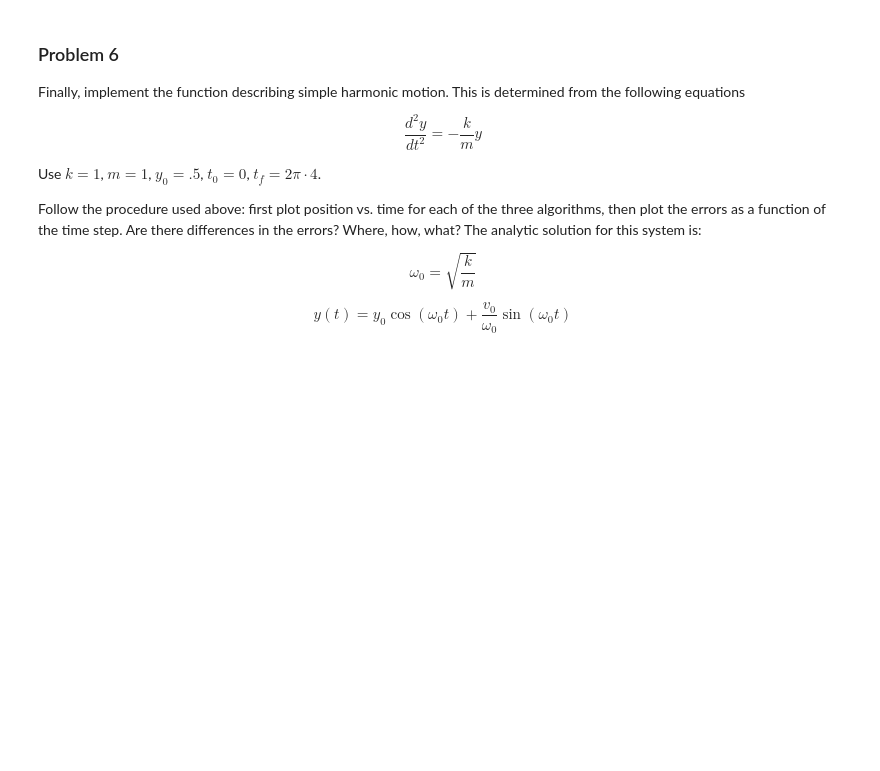
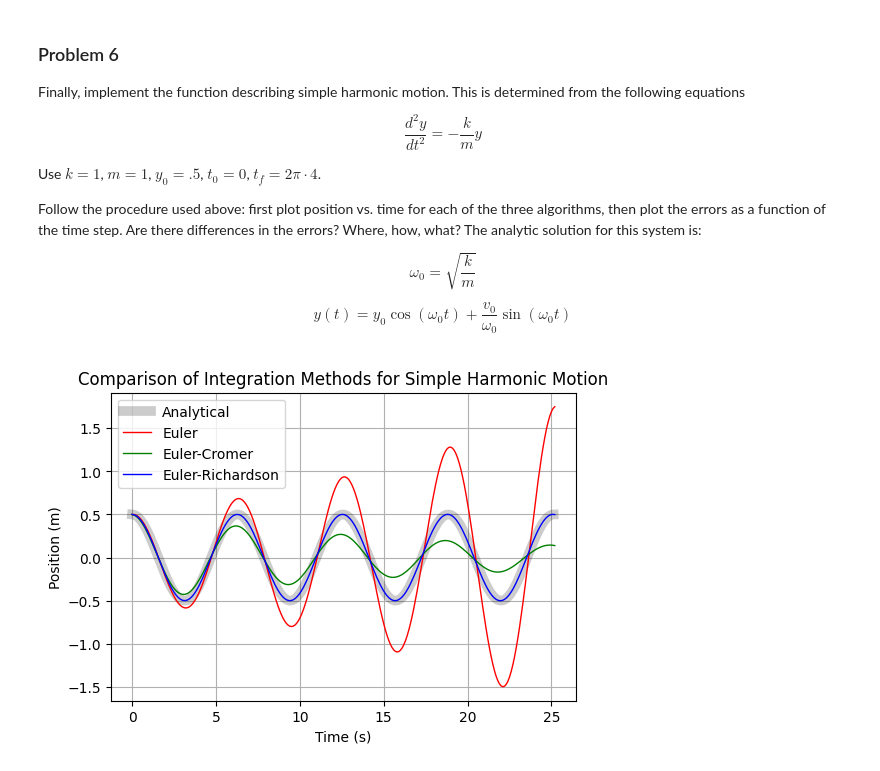
Before and after one commit to lorn-jaeger/CSCI-477, a Jupyter notebook: Problems/Falling Body and ODE Method - Student Starting Point 2025.ipynb, the cells around one changed output. Saved outputs shown, nothing was run; the diff lists cells and outputs as text; code cells hidden in the pictures; blank space fills up the shorter version.

```diff
--- a/Problems/Falling Body and ODE Method - Student Starting Point 2025.ipynb
+++ b/Problems/Falling Body and ODE Method - Student Starting Point 2025.ipynb
@@ -396,13 +372,3 @@ Follow the procedure used above: first plot position vs. time for each of the th
 $$ \omega_0 = \sqrt{\frac{k}{m}}$$
 
 $$ y(t) = y_0 \cos(\omega_0 t) + \frac{v_0}{\omega_0} \sin(\omega_0 t) $$
-# %%
-def sho(t,y,k):
-    """
-    The simple harmonic oscillator
-    dy/dt = v
-    dv/dt = -k/m y
-    """
-    pass
-
-# Plot the basic behavior of all 3 algorithms over the time of interest
@@ -410,0 +375,37 @@ def sho(t,y,k):
+# %%
+def sho(t,y,k, m):
+    """
+    The simple harmonic oscillator
+    dy/dt = v
+    dv/dt = -k/m y
+    """
+    return np.array([y[1], - (k / m) * y[0]])
+
+y0 = np.array([0.5, 0.0])
+k = 1
+m = 1
+t0 = 0.0
+tf = 2 * np.pi * 4
+dt = 0.1
+
+t_euler, y_euler = solve_ode(sho, (t0, tf), y0, Euler, k, m, first_step=dt)
+t_cromer, y_cromer = solve_ode(sho, (t0, tf), y0, EulerCromer, k, m, first_step=dt)
+t_richardson, y_richardson = solve_ode(sho, (t0, tf), y0, EulerRichardson, k, m, first_step=dt)
+
+t_analytical = np.linspace(t0, tf, 1000)
+y_analytical = 0.5 * np.cos(np.sqrt(k/m) * t_analytical)
+
+plt.figure(figsize=(6, 4))
+plt.plot(t_analytical, y_analytical, 'black', alpha=0.2, linewidth=7, label='Analytical')
+plt.plot(t_euler, y_euler[:, 0], 'r', linewidth=1, label='Euler')
+plt.plot(t_cromer, y_cromer[:, 0], 'g', linewidth=1, label='Euler-Cromer')
+plt.plot(t_richardson, y_richardson[:, 0], 'b', linewidth=1, label='Euler-Richardson')
+
+plt.ylabel('Position (m)')
+plt.xlabel('Time (s)')
+plt.title('Comparison of Integration Methods for Simple Harmonic Motion')
+plt.legend()
+plt.grid(True)
+plt.show()
+# %% [output]
+[figure, added]
```
Also changed, not shown: parts of 4 cells of this notebook.
